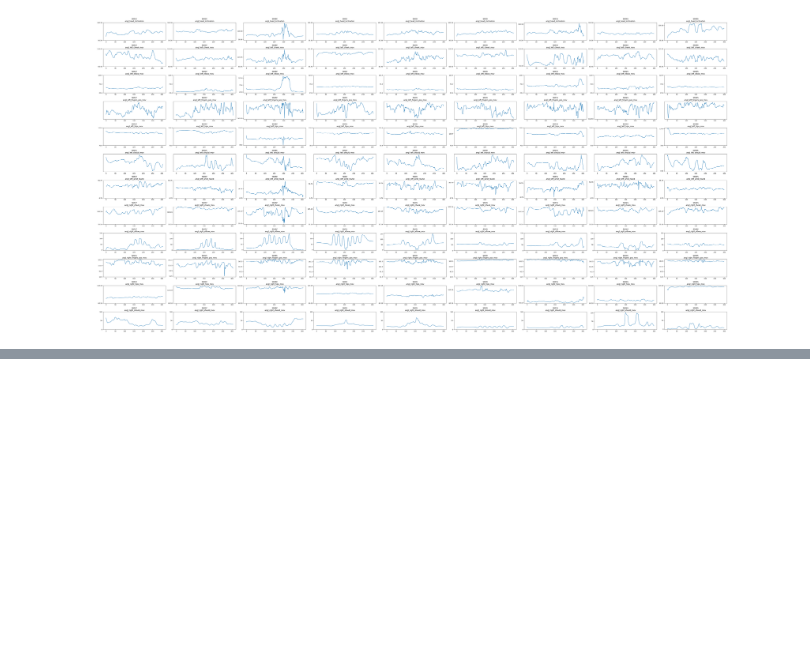
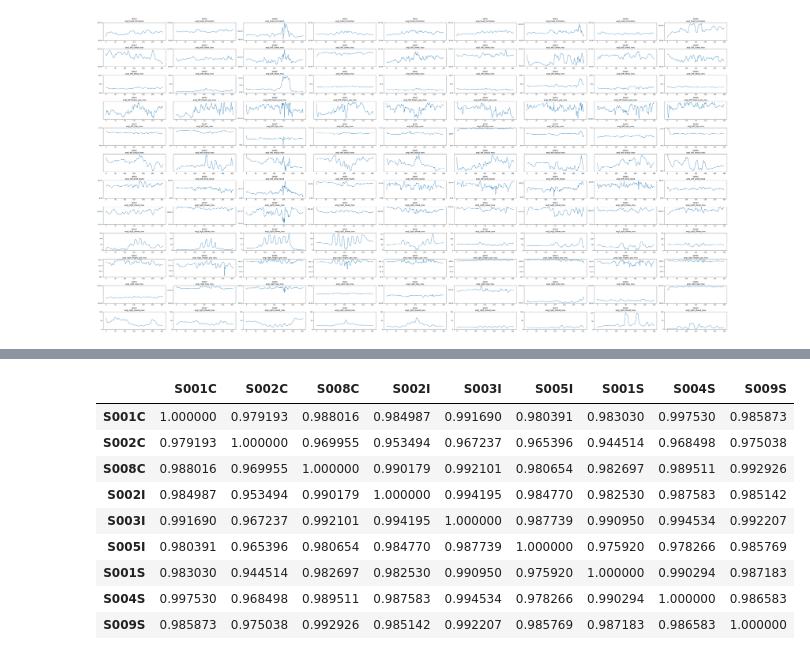
Before and after one commit to whsh97IT/Violin_Player_Pose_Estimation, a Jupyter notebook: experiments/distinguish_diff_violins/data_analysis_angle.ipynb, the cells around one changed output, grey strips where cells are left out. Cells and saved outputs as stored; diff of their text form; code cells hidden in the pictures; blank space fills up the shorter version.

Commit message:
extract and analyse features

```diff
--- a/experiments/distinguish_diff_violins/data_analysis_angle.ipynb
+++ b/experiments/distinguish_diff_violins/data_analysis_angle.ipynb
@@ -75,0 +92,16 @@ plt.show()
+# %%
+di_df = {}
+di_df["features_of_metrics"] = names_metrics_and_features
+# %%
+for i in range(len(names_of_videos)):
+    curr_metrics = []
+    for j in range(num_of_metrics):
+        curr_metric, curr_path = paths_to_csv[names_of_videos[i]][j]
+        angles_tsd = pd.read_csv(curr_path)['angle'].to_list()
+        features_di = create_feature_dict_from_tsd(angles_tsd)
+        features = list(features_di.values())
+        curr_metrics.extend(features)
+    di_df[names_of_videos[i]] = curr_metrics
+# %%
+df = pd.DataFrame(data=di_df)
+df.to_csv("../../results/TSD_angles/extracted_features.csv")
@@ -75,0 +124,15 @@ plt.show()
+# %%
+correl = df.corr()
+# %%
+correl.style.highlight_min(color = 'gray', axis = 1)
+# %% [output]
+|  | S001C | S002C | S008C | S002I | S003I | S005I | S001S | S004S | S009S |
+| S001C | 1.000000 | 0.979193 | 0.988016 | 0.984987 | 0.991690 | 0.980391 | 0.983030 | 0.997530 | 0.985873 |
+| S002C | 0.979193 | 1.000000 | 0.969955 | 0.953494 | 0.967237 | 0.965396 | 0.944514 | 0.968498 | 0.975038 |
+| S008C | 0.988016 | 0.969955 | 1.000000 | 0.990179 | 0.992101 | 0.980654 | 0.982697 | 0.989511 | 0.992926 |
+| S002I | 0.984987 | 0.953494 | 0.990179 | 1.000000 | 0.994195 | 0.984770 | 0.982530 | 0.987583 | 0.985142 |
+| S003I | 0.991690 | 0.967237 | 0.992101 | 0.994195 | 1.000000 | 0.987739 | 0.990950 | 0.994534 | 0.992207 |
+| S005I | 0.980391 | 0.965396 | 0.980654 | 0.984770 | 0.987739 | 1.000000 | 0.975920 | 0.978266 | 0.985769 |
+| S001S | 0.983030 | 0.944514 | 0.982697 | 0.982530 | 0.990950 | 0.975920 | 1.000000 | 0.990294 | 0.987183 |
+| S004S | 0.997530 | 0.968498 | 0.989511 | 0.987583 | 0.994534 | 0.978266 | 0.990294 | 1.000000 | 0.986583 |
+| S009S | 0.985873 | 0.975038 | 0.992926 | 0.985142 | 0.992207 | 0.985769 | 0.987183 | 0.986583 | 1.000000 |
```
Also changed, not shown: parts of 7 cells of this notebook, 3 other files.
